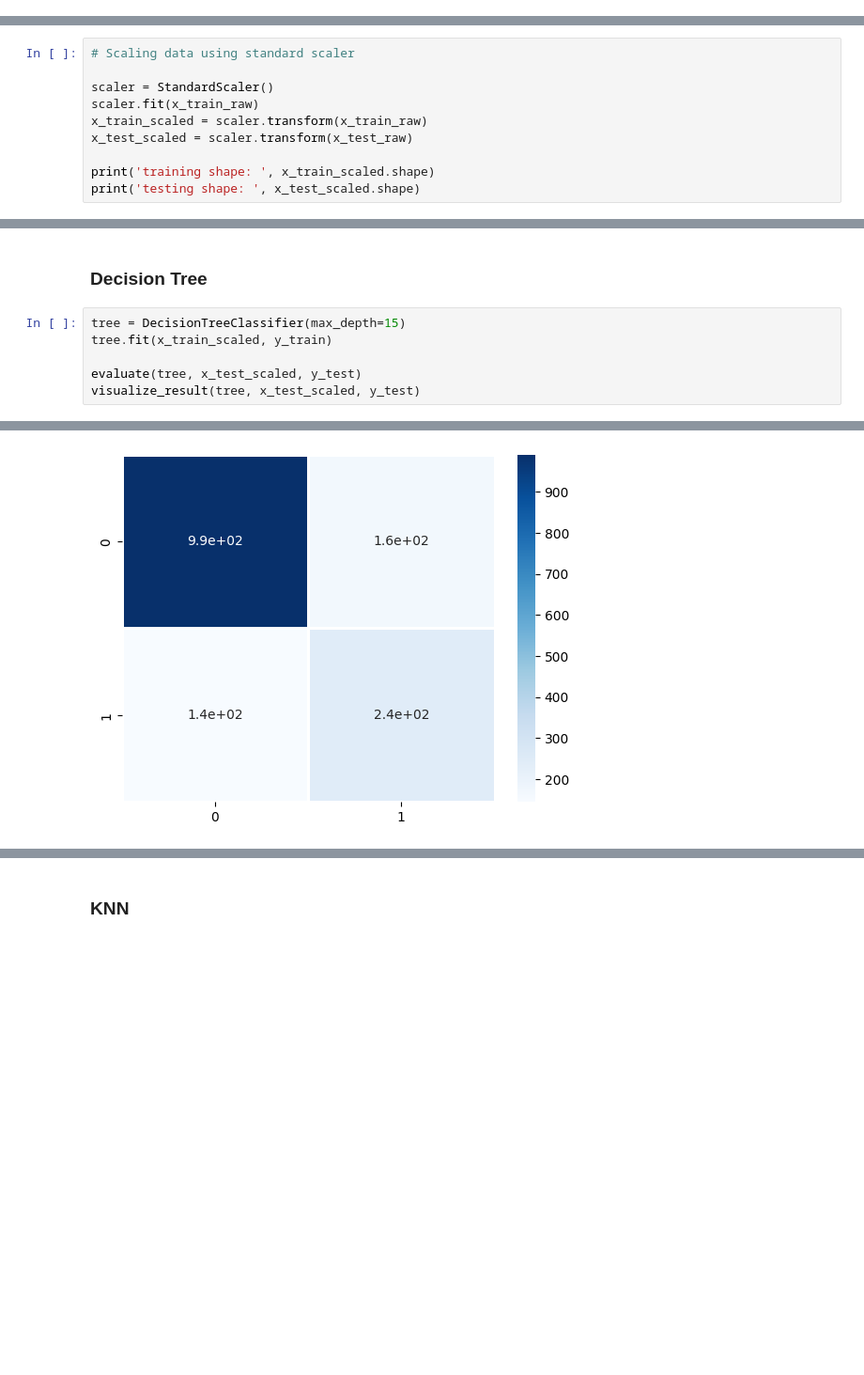
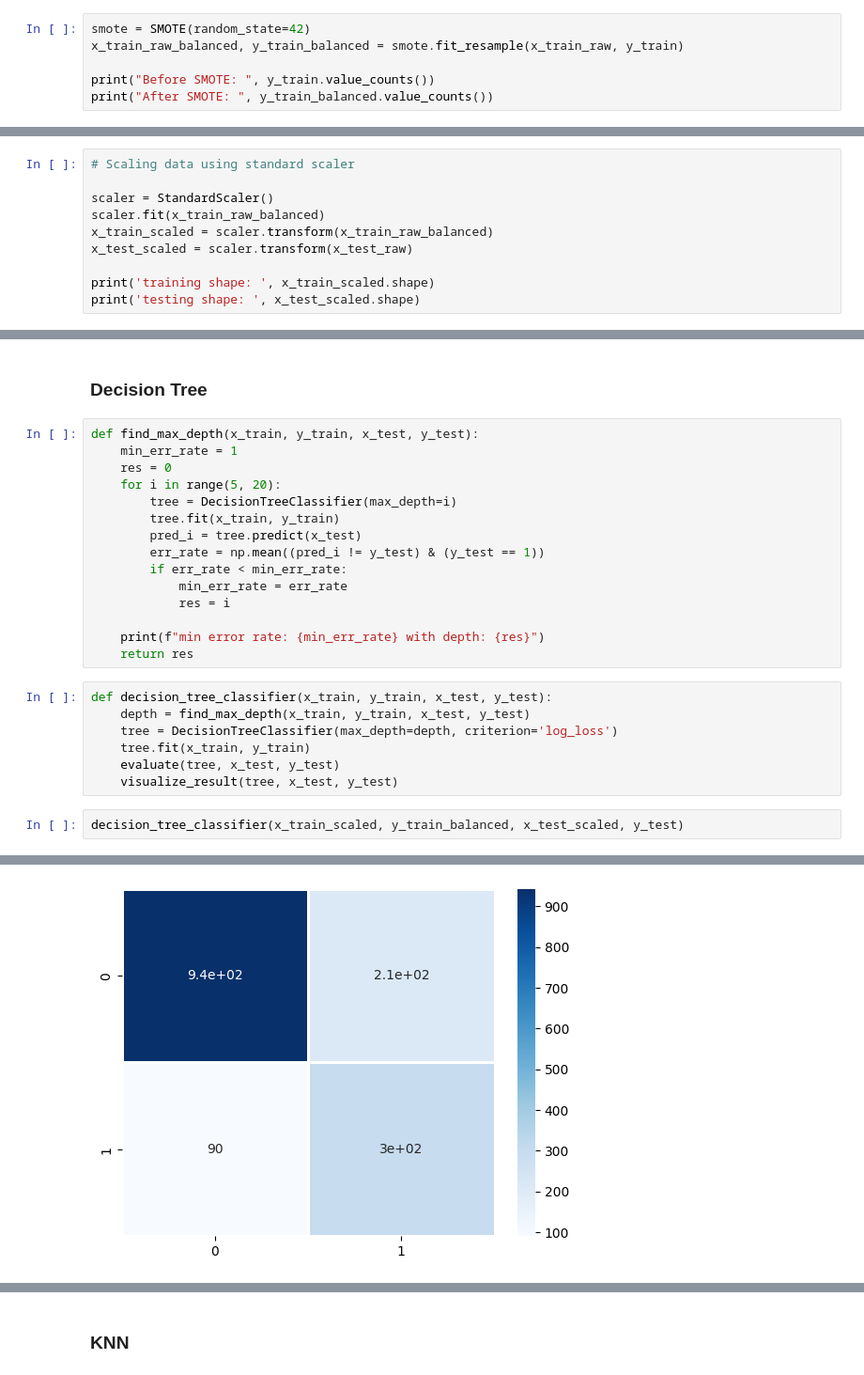
Before and after one commit to cognaiger9/DataMining, a Jupyter notebook: project.ipynb, the cells around one changed output, grey strips where cells are left out. Shown at 94% size. Cells and saved outputs as stored; diff of their text form; blank space fills up the shorter version.

Commit message:
add smote

```diff
--- a/project.ipynb
+++ b/project.ipynb
@@ -463,0 +480,6 @@ train_df[float_attribute].head()
+# %%
+smote = SMOTE(random_state=42)
+x_train_raw_balanced, y_train_balanced = smote.fit_resample(x_train_raw, y_train)
+
+print("Before SMOTE: ", y_train.value_counts())
+print("After SMOTE: ", y_train_balanced.value_counts())
@@ -592,8 +622,8 @@ def visualize_result(model, x_test, y_test):
 # Scaling data using standard scaler
 
 scaler = StandardScaler()
-scaler.fit(x_train_raw)
-x_train_scaled = scaler.transform(x_train_raw)
+scaler.fit(x_train_raw_balanced)
+x_train_scaled = scaler.transform(x_train_raw_balanced)
 x_test_scaled = scaler.transform(x_test_raw)
 
 print('training shape: ', x_train_scaled.shape)
@@ -604,9 +634,27 @@ testing shape:  (1543, 42)
 # %% [markdown]
 ### Decision Tree
+# %%
+def find_max_depth(x_train, y_train, x_test, y_test):
+    min_err_rate = 1
+    res = 0
+    for i in range(5, 20):
+        tree = DecisionTreeClassifier(max_depth=i)
+        tree.fit(x_train, y_train)
+        pred_i = tree.predict(x_test)
+        err_rate = np.mean((pred_i != y_test) & (y_test == 1))
+        if err_rate < min_err_rate:
+            min_err_rate = err_rate
+            res = i
+
+    print(f"min error rate: {min_err_rate} with depth: {res}")
+    return res
+# %%
+def decision_tree_classifier(x_train, y_train, x_test, y_test):
+    depth = find_max_depth(x_train, y_train, x_test, y_test)
+    tree = DecisionTreeClassifier(max_depth=depth, criterion='log_loss')
+    tree.fit(x_train, y_train)
+    evaluate(tree, x_test, y_test)
+    visualize_result(tree, x_test, y_test)
 # %%
-tree = DecisionTreeClassifier(max_depth=15)
-tree.fit(x_train_scaled, y_train)
-
-evaluate(tree, x_test_scaled, y_test)
-visualize_result(tree, x_test_scaled, y_test)
+decision_tree_classifier(x_train_scaled, y_train_balanced, x_test_scaled, y_test)
 # %% [output]
@@ -622 +671 @@ weighted avg       0.80      0.80      0.80      1543
-[figure, old version]
+[figure, new version]
```
Also changed, not shown: parts of 57 cells of this notebook.
